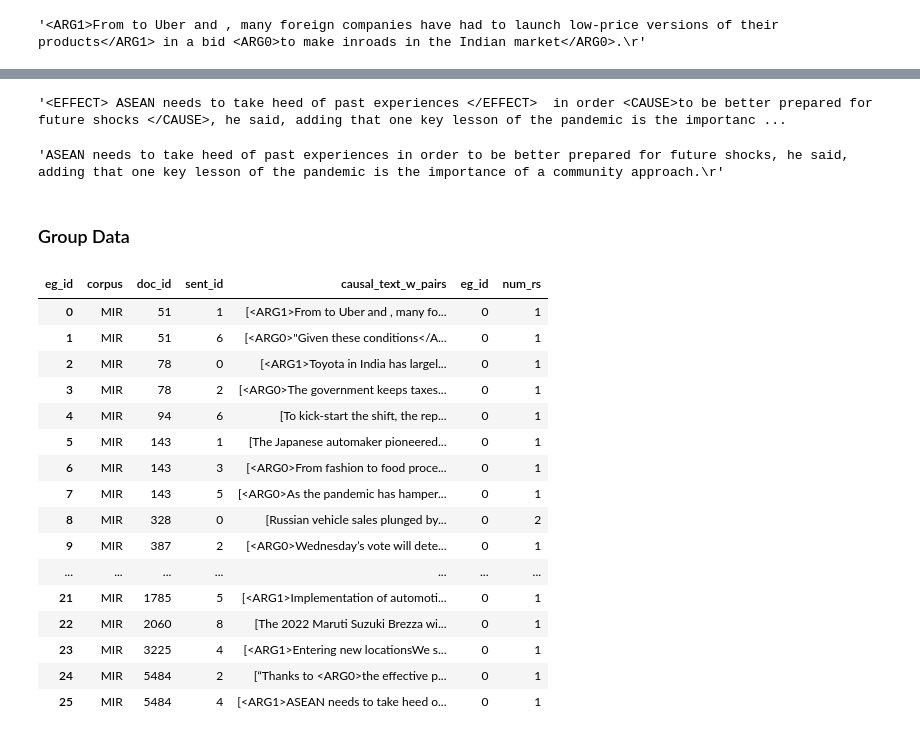
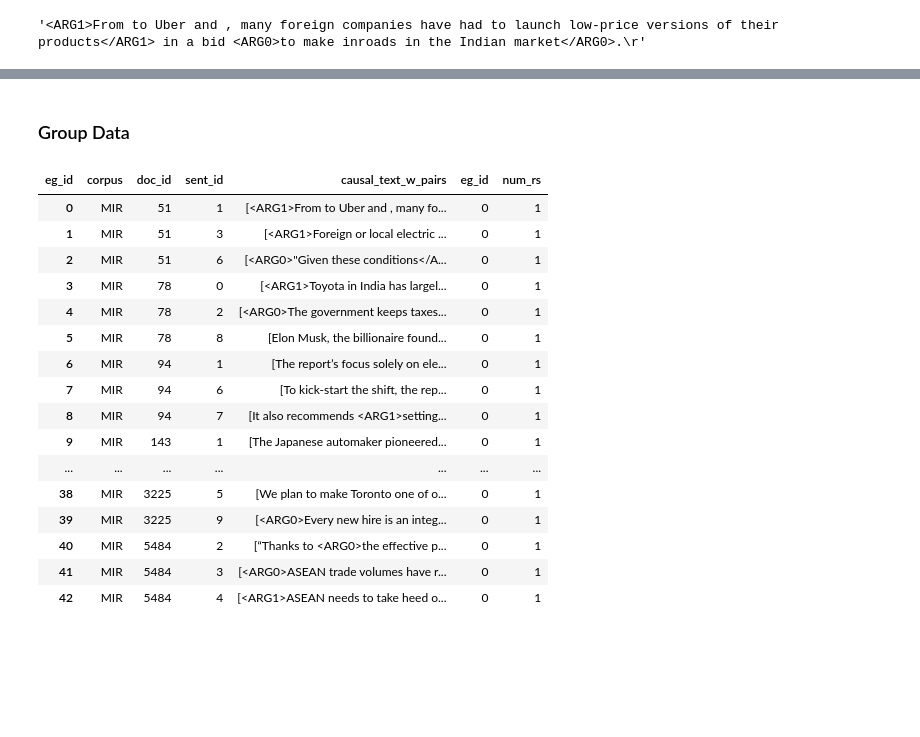
Before and after one commit to pauldebdeep9/Panasonic-IDS, a Jupyter notebook: notebooks/Format Annotated Data.ipynb, the cells around one changed output, grey strips where cells are left out. Drawn from its saved outputs; the diff is of its cells as text; code cells hidden in the pictures; blank space fills up the shorter version.

Commit message:
Update data and codes up to point of paper submission

```diff
--- a/notebooks/Format Annotated Data.ipynb
+++ b/notebooks/Format Annotated Data.ipynb
@@ -242,11 +244,3 @@ convert 292-->95
-# %%
-annotated_sent
-# %% [output]
-'<EFFECT> ASEAN needs to take heed of past experiences </EFFECT>  in order <CAUSE>to be better prepared for future shocks </CAUSE>, he said, adding that one key lesson of the pandemic is the importanc ...
-# %%
-text
-# %% [output]
-'ASEAN needs to take heed of past experiences in order to be better prepared for future shocks, he said, adding that one key lesson of the pandemic is the importance of a community approach.\r'
 # %%
 ref.to_csv(os.path.join(r'D:\66 CausalMap\Panasonic-IDS\data','MIR_annotated.csv'), index=False, encoding='utf-8-sig')
 # %% [markdown]
@@ -254,40 +251,41 @@ ref.to_csv(os.path.join(r'D:\66 CausalMap\Panasonic-IDS\data','MIR_annotated.csv
 # %%
 identifier_cols = ['corpus','doc_id','sent_id']
 
+ref = pd.read_csv(os.path.join(r'D:\66 CausalMap\Panasonic-IDS\data','MIR_annotated_adjusted_w_scores.csv')) # sorted
 data2 = ref.copy()
 grouped_causal_data = data2.pivot_table(
     index=identifier_cols+['text'],
     columns='eg_id',
     aggfunc=lambda x: ' '.join(x),
     values='text_w_pairs',
     fill_value=0
 ).reset_index()
 
 eg_id_cols = [c for c in grouped_causal_data.columns if c not in identifier_cols+['text']]
 grouped_causal_data['causal_text_w_pairs'] = grouped_causal_data[eg_id_cols].values.tolist()
 grouped_causal_data['eg_id'] = grouped_causal_data['causal_text_w_pairs'].apply(lambda x_list: min([i for i,x in enumerate(x_list) if x!=0]))
 grouped_causal_data['causal_text_w_pairs'] = grouped_causal_data['causal_text_w_pairs'].apply(lambda x_list: [x for x in x_list if x!=0 and x!=""])
 grouped_causal_data['num_rs'] = grouped_causal_data['causal_text_w_pairs'].apply(lambda x_list: int(len(x_list)))
 grouped_causal_data = grouped_causal_data.drop(columns=eg_id_cols+['text'])
 grouped_causal_data
 # %% [output]
 | eg_id | corpus | doc_id | sent_id | causal_text_w_pairs | eg_id | num_rs |
 | 0 | MIR | 51 | 1 | [<ARG1>From to Uber and , many fo... | 0 | 1 |
-| 1 | MIR | 51 | 6 | [<ARG0>"Given these conditions</A... | 0 | 1 |
-| 2 | MIR | 78 | 0 | [<ARG1>Toyota in India has largel... | 0 | 1 |
-| 3 | MIR | 78 | 2 | [<ARG0>The government keeps taxes... | 0 | 1 |
-| 4 | MIR | 94 | 6 | [To kick-start the shift, the rep... | 0 | 1 |
-| 5 | MIR | 143 | 1 | [The Japanese automaker pioneered... | 0 | 1 |
-| 6 | MIR | 143 | 3 | [<ARG0>From fashion to food proce... | 0 | 1 |
-| 7 | MIR | 143 | 5 | [<ARG0>As the pandemic has hamper... | 0 | 1 |
-| 8 | MIR | 328 | 0 | [Russian vehicle sales plunged by... | 0 | 2 |
-| 9 | MIR | 387 | 2 | [<ARG0>Wednesday’s vote will dete... | 0 | 1 |
+| 1 | MIR | 51 | 3 | [<ARG1>Foreign or local electric ... | 0 | 1 |
+| 2 | MIR | 51 | 6 | [<ARG0>"Given these conditions</A... | 0 | 1 |
+| 3 | MIR | 78 | 0 | [<ARG1>Toyota in India has largel... | 0 | 1 |
+| 4 | MIR | 78 | 2 | [<ARG0>The government keeps taxes... | 0 | 1 |
+| 5 | MIR | 78 | 8 | [Elon Musk, the billionaire found... | 0 | 1 |
+| 6 | MIR | 94 | 1 | [The report’s focus solely on ele... | 0 | 1 |
+| 7 | MIR | 94 | 6 | [To kick-start the shift, the rep... | 0 | 1 |
+| 8 | MIR | 94 | 7 | [It also recommends <ARG1>setting... | 0 | 1 |
+| 9 | MIR | 143 | 1 | [The Japanese automaker pioneered... | 0 | 1 |
 | ... | ... | ... | ... | ... | ... | ... |
-| 21 | MIR | 1785 | 5 | [<ARG1>Implementation of automoti... | 0 | 1 |
-| 22 | MIR | 2060 | 8 | [The 2022 Maruti Suzuki Brezza wi... | 0 | 1 |
-| 23 | MIR | 3225 | 4 | [<ARG1>Entering new locationsWe s... | 0 | 1 |
-| 24 | MIR | 5484 | 2 | [“Thanks to <ARG0>the effective p... | 0 | 1 |
-| 25 | MIR | 5484 | 4 | [<ARG1>ASEAN needs to take heed o... | 0 | 1 |
+| 38 | MIR | 3225 | 5 | [We plan to make Toronto one of o... | 0 | 1 |
+| 39 | MIR | 3225 | 9 | [<ARG0>Every new hire is an integ... | 0 | 1 |
+| 40 | MIR | 5484 | 2 | [“Thanks to <ARG0>the effective p... | 0 | 1 |
+| 41 | MIR | 5484 | 3 | [<ARG0>ASEAN trade volumes have r... | 0 | 1 |
+| 42 | MIR | 5484 | 4 | [<ARG1>ASEAN needs to take heed o... | 0 | 1 |
 # %%
 grouped_ref = ref.merge(grouped_causal_data, how='right', on=identifier_cols+['eg_id'])
 grouped_ref['num_rs'] = grouped_ref['num_rs'].fillna(0)
```
Also changed, not shown: parts of 17 cells of this notebook, 13 other files.
